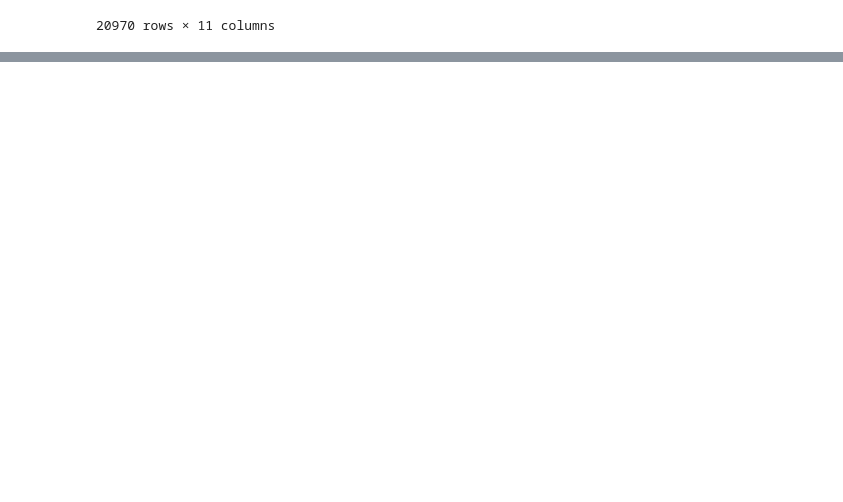
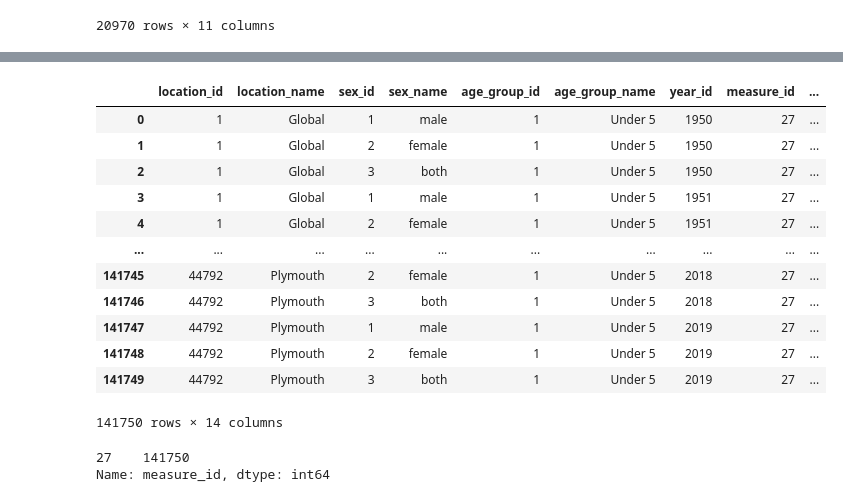
Before and after one commit to Goheekin/UNB-Data-Challenge, a Jupyter notebook: UNB Explore.ipynb, the cells around one changed output, grey strips where cells are left out. Cells and saved outputs as stored; diff of their text form; code cells hidden in the pictures; blank space fills up the shorter version.

```diff
--- a/UNB Explore.ipynb
+++ b/UNB Explore.ipynb
@@ -147,0 +226,22 @@ Df4
+# %%
+## measure_id only 27
+Df4
+# %% [output]
+|  | location_id | location_name | sex_id | sex_name | age_group_id | age_group_name | year_id | measure_id | ... |
+| 0 | 1 | Global | 1 | male | 1 | Under 5 | 1950 | 27 | ... |
+| 1 | 1 | Global | 2 | female | 1 | Under 5 | 1950 | 27 | ... |
+| 2 | 1 | Global | 3 | both | 1 | Under 5 | 1950 | 27 | ... |
+| 3 | 1 | Global | 1 | male | 1 | Under 5 | 1951 | 27 | ... |
+| 4 | 1 | Global | 2 | female | 1 | Under 5 | 1951 | 27 | ... |
+| ... | ... | ... | ... | ... | ... | ... | ... | ... | ... |
+| 141745 | 44792 | Plymouth | 2 | female | 1 | Under 5 | 2018 | 27 | ... |
+| 141746 | 44792 | Plymouth | 3 | both | 1 | Under 5 | 2018 | 27 | ... |
+| 141747 | 44792 | Plymouth | 1 | male | 1 | Under 5 | 2019 | 27 | ... |
+| 141748 | 44792 | Plymouth | 2 | female | 1 | Under 5 | 2019 | 27 | ... |
+| 141749 | 44792 | Plymouth | 3 | both | 1 | Under 5 | 2019 | 27 | ... |
+141750 rows × 14 columns
+# %%
+Df2['measure_id'].value_counts()
+# %% [output]
+27    141750
+Name: measure_id, dtype: int64
```
Also changed, not shown: parts of 8 cells of this notebook.
